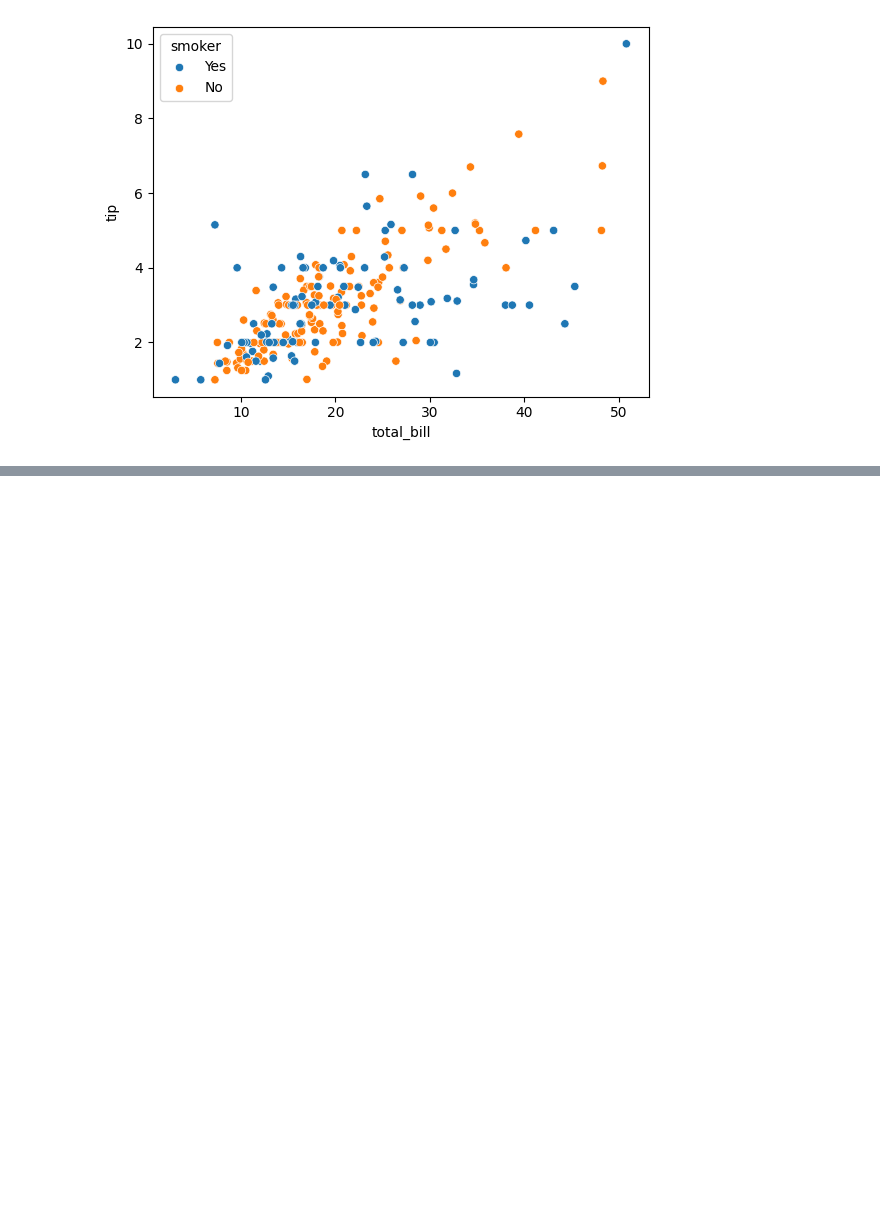
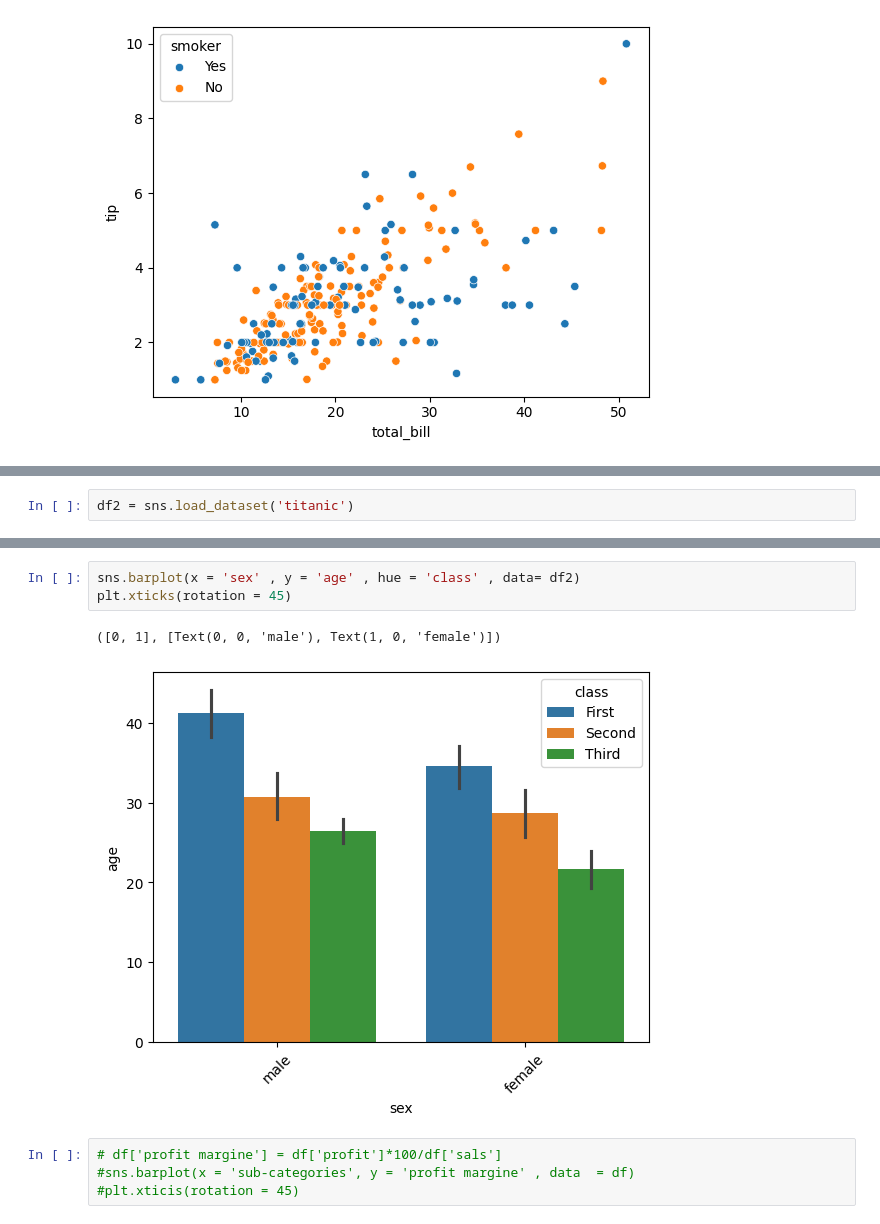
Before and after one commit to kalki81000/python, a Jupyter notebook: Untitled45.ipynb, the cells around one changed output, grey strips where cells are left out. Saved outputs shown, nothing was run; the diff lists cells and outputs as text; blank space fills up the shorter version.

```diff
--- a/Untitled45.ipynb
+++ b/Untitled45.ipynb
@@ -231,0 +237,2 @@ sns.scatterplot(x = 'total_bill' , y = 'tip' , hue = 'smoker' ,data = df)
+# %%
+df2 = sns.load_dataset('titanic')
@@ -231,0 +255,10 @@ sns.scatterplot(x = 'total_bill' , y = 'tip' , hue = 'smoker' ,data = df)
+# %%
+sns.barplot(x = 'sex' , y = 'age' , hue = 'class' , data= df2)
+plt.xticks(rotation = 45)
+# %% [output]
+([0, 1], [Text(0, 0, 'male'), Text(1, 0, 'female')])
+[figure, added]
+# %%
+# df['profit margine'] = df['profit']*100/df['sals']
+#sns.barplot(x = 'sub-categories', y = 'profit margine' , data  = df)
+#plt.xticis(rotation = 45)
```
Also changed, not shown: parts of 5 cells of this notebook.
